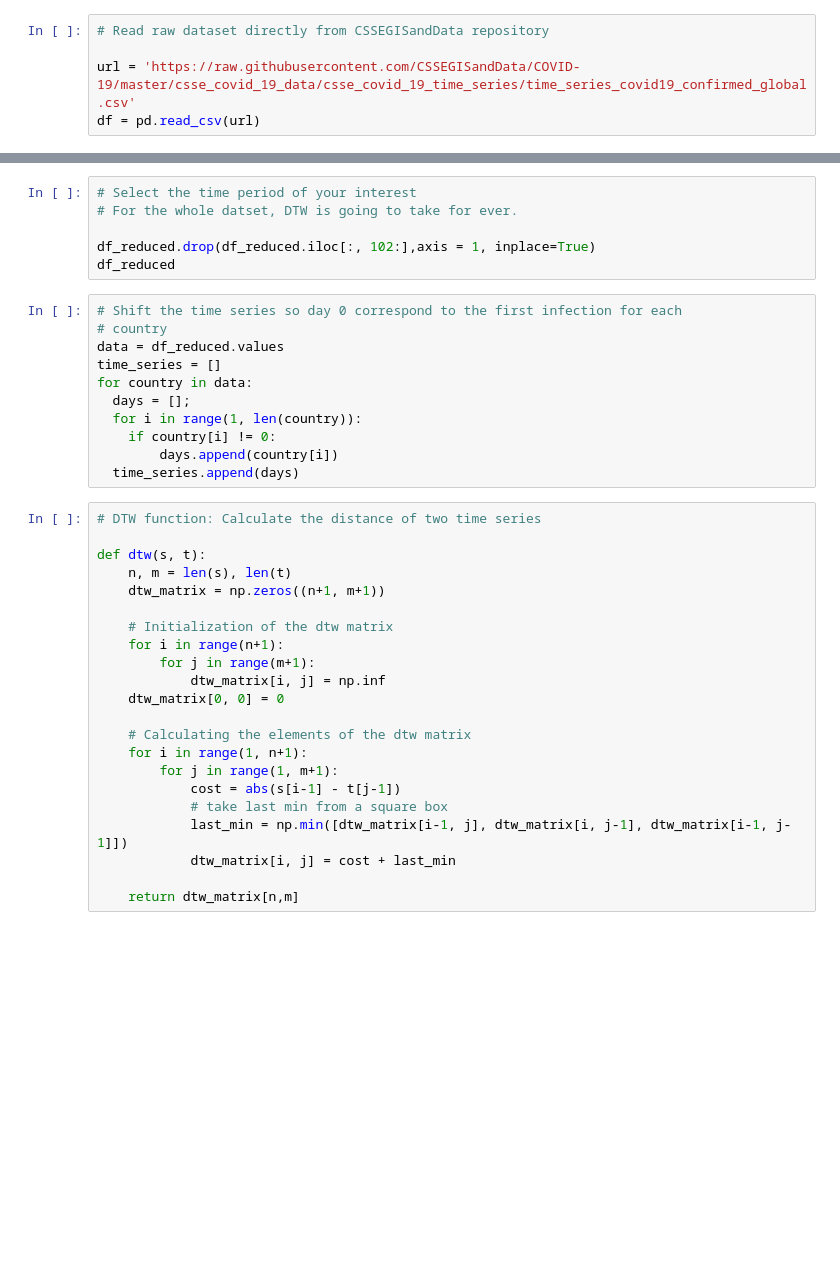
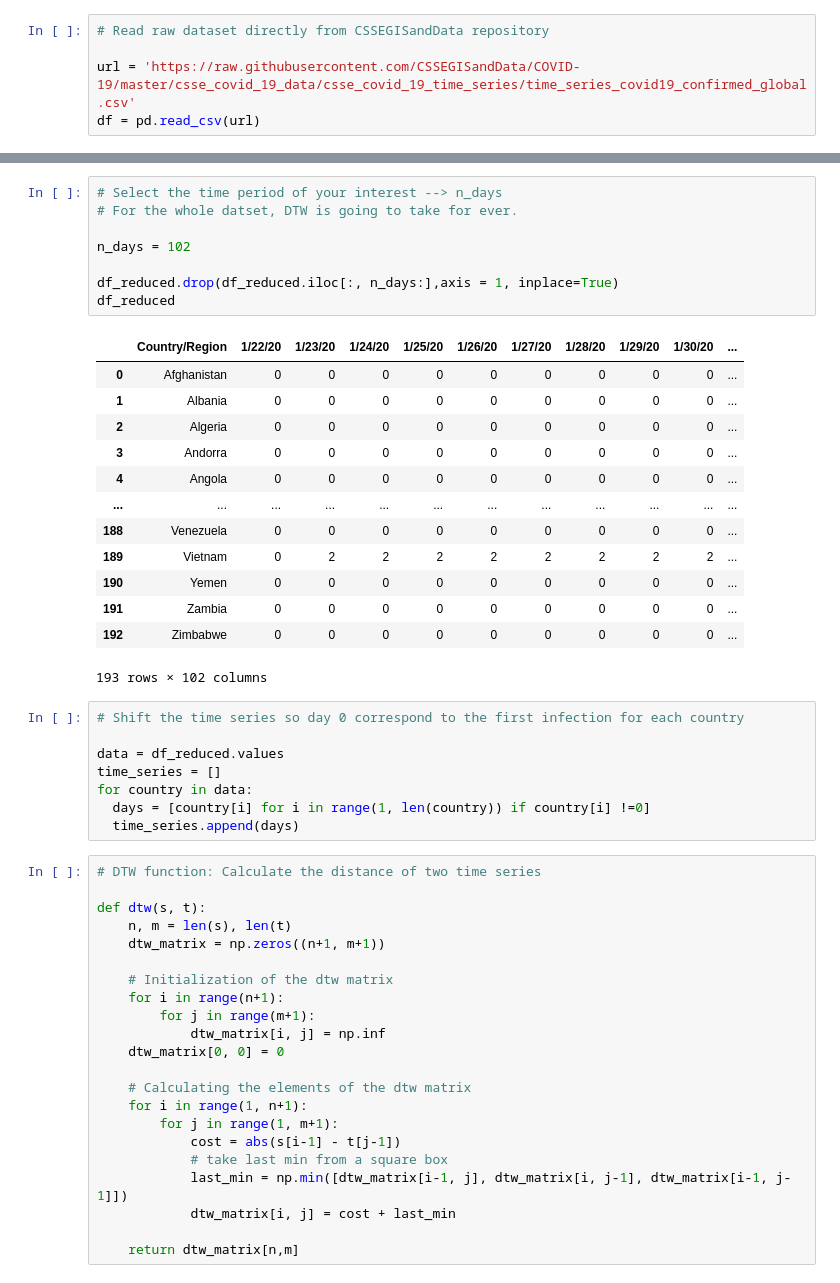
Before and after one commit to anastzel/covid-clustering, a Jupyter notebook: covid_clustering.ipynb, the cells around one changed output, grey strips where cells are left out. Cells and saved outputs as stored; diff of their text form; blank space fills up the shorter version.

```diff
--- a/covid_clustering.ipynb
+++ b/covid_clustering.ipynb
@@ -53,19 +80,32 @@ df_reduced
 # %%
-# Select the time period of your interest
+# Select the time period of your interest --> n_days
 # For the whole datset, DTW is going to take for ever.
 
-df_reduced.drop(df_reduced.iloc[:, 102:],axis = 1, inplace=True)
+n_days = 102
+
+df_reduced.drop(df_reduced.iloc[:, n_days:],axis = 1, inplace=True)
 df_reduced
+# %% [output]
+|  | Country/Region | 1/22/20 | 1/23/20 | 1/24/20 | 1/25/20 | 1/26/20 | 1/27/20 | 1/28/20 | 1/29/20 | 1/30/20 | ... |
+| 0 | Afghanistan | 0 | 0 | 0 | 0 | 0 | 0 | 0 | 0 | 0 | ... |
+| 1 | Albania | 0 | 0 | 0 | 0 | 0 | 0 | 0 | 0 | 0 | ... |
+| 2 | Algeria | 0 | 0 | 0 | 0 | 0 | 0 | 0 | 0 | 0 | ... |
+| 3 | Andorra | 0 | 0 | 0 | 0 | 0 | 0 | 0 | 0 | 0 | ... |
+| 4 | Angola | 0 | 0 | 0 | 0 | 0 | 0 | 0 | 0 | 0 | ... |
+| ... | ... | ... | ... | ... | ... | ... | ... | ... | ... | ... | ... |
+| 188 | Venezuela | 0 | 0 | 0 | 0 | 0 | 0 | 0 | 0 | 0 | ... |
+| 189 | Vietnam | 0 | 2 | 2 | 2 | 2 | 2 | 2 | 2 | 2 | ... |
+| 190 | Yemen | 0 | 0 | 0 | 0 | 0 | 0 | 0 | 0 | 0 | ... |
+| 191 | Zambia | 0 | 0 | 0 | 0 | 0 | 0 | 0 | 0 | 0 | ... |
+| 192 | Zimbabwe | 0 | 0 | 0 | 0 | 0 | 0 | 0 | 0 | 0 | ... |
+193 rows × 102 columns
 # %%
-# Shift the time series so day 0 correspond to the first infection for each
-# country
+# Shift the time series so day 0 correspond to the first infection for each country
+
 data = df_reduced.values
 time_series = []
 for country in data:
-  days = [];
-  for i in range(1, len(country)):
-    if country[i] != 0:
-        days.append(country[i])
+  days = [country[i] for i in range(1, len(country)) if country[i] !=0]
   time_series.append(days)
 # %%
 # DTW function: Calculate the distance of two time series
```
Also changed, not shown: parts of 13 cells of this notebook.
